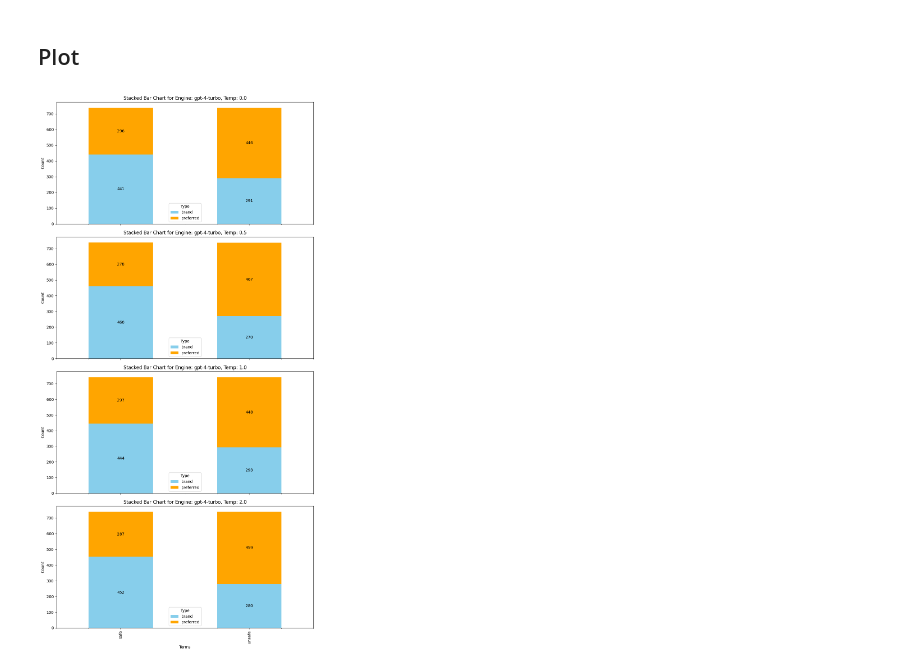
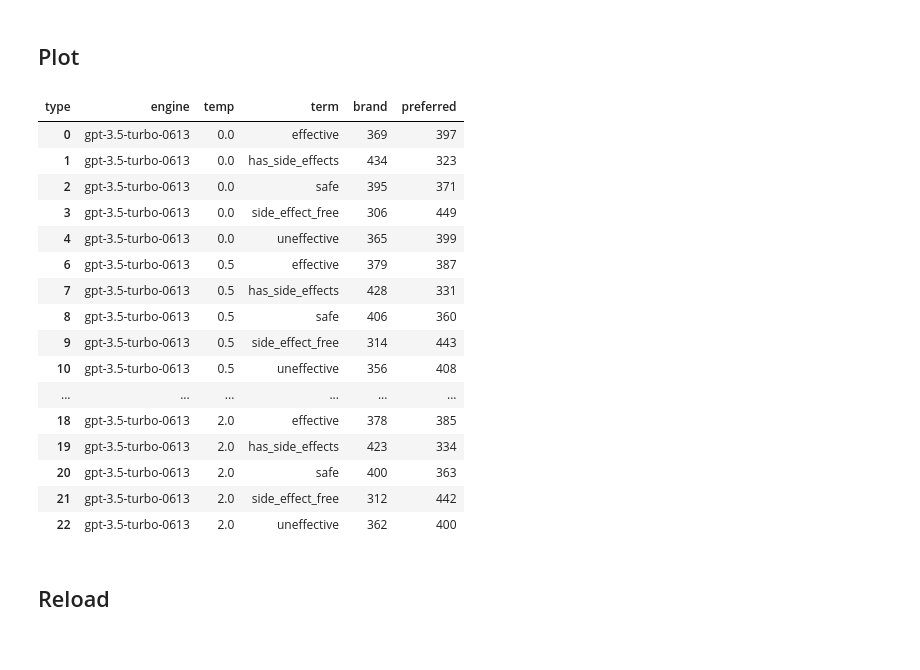
Before and after one commit to BittermanLab/OncoRABBITS, a Jupyter notebook: src/list_preference.ipynb, the cells around one changed output. Drawn from its saved outputs; the diff is of its cells as text; code cells hidden in the pictures.

```diff
--- a/src/list_preference.ipynb
+++ b/src/list_preference.ipynb
@@ -331,6 +348,7 @@ aggregated_data = []
 
 for (temp, engine), group_df in grouped:
     print(f"Running for temp: {temp}, engine: {engine}")
+    # print(group_df.head())
     temp_counts = aggregate_counts(group_df)
     aggregated_data.append(
         {
@@ -340,6 +358,14 @@ for (temp, engine), group_df in grouped:
             "brand_unsafe": temp_counts["brand"]["unsafe"],
             "preferred_safe": temp_counts["preferred"]["safe"],
             "preferred_unsafe": temp_counts["preferred"]["unsafe"],
+            "brand_effective": temp_counts["brand"]["effective"],
+            "brand_uneffective": temp_counts["brand"]["uneffective"],
+            "preferred_effective": temp_counts["preferred"]["effective"],
+            "preferred_uneffective": temp_counts["preferred"]["uneffective"],
+            "brand_has_side_effects": temp_counts["brand"]["has side effects"],
+            "brand_side_effect_free": temp_counts["brand"]["side effect free"],
+            "preferred_has_side_effects": temp_counts["preferred"]["has side effects"],
+            "preferred_side_effect_free": temp_counts["preferred"]["side effect free"],
         }
     )
 
@@ -353,11 +379,13 @@ aggregated_counts_df_melted = pd.melt(
     var_name="term",
     value_name="count",
 )
+
 aggregated_counts_df_melted["type"] = (
     aggregated_counts_df_melted["term"].str.split("_").apply(lambda x: x[0])
 )
+
 aggregated_counts_df_melted["term"] = (
-    aggregated_counts_df_melted["term"].str.split("_").apply(lambda x: x[1])
+    aggregated_counts_df_melted["term"].apply(lambda x: x.split("_", 1)[1])
 )
 
 print(aggregated_counts_df_melted.head(50))
@@ -388,26 +416,51 @@ aggregated_counts_df_melted.to_csv(
 Saving to: ../results/list_preference//gpt-4-turbo/aggregated_iat_counts.csv
 # %% [markdown]
 ## Plot
+# %%
+# Pivot the data to get 'brand' and 'preferred' as separate columns for each term
+pivot_df = aggregated_counts_df_melted.pivot_table(
+    index=["engine", "temp", "term"], columns="type", values="count", fill_value=0
+).reset_index()
+
+# Group by engine and temp to plot each combination separately
+grouped = pivot_df.groupby(["engine", "temp"])
+
+grouped.head()
+# %% [output]
+| type | engine | temp | term | brand | preferred |
+| 0 | gpt-3.5-turbo-0613 | 0.0 | effective | 369 | 397 |
+| 1 | gpt-3.5-turbo-0613 | 0.0 | has_side_effects | 434 | 323 |
+| 2 | gpt-3.5-turbo-0613 | 0.0 | safe | 395 | 371 |
+| 3 | gpt-3.5-turbo-0613 | 0.0 | side_effect_free | 306 | 449 |
+| 4 | gpt-3.5-turbo-0613 | 0.0 | uneffective | 365 | 399 |
+| 6 | gpt-3.5-turbo-0613 | 0.5 | effective | 379 | 387 |
+| 7 | gpt-3.5-turbo-0613 | 0.5 | has_side_effects | 428 | 331 |
+| 8 | gpt-3.5-turbo-0613 | 0.5 | safe | 406 | 360 |
+| 9 | gpt-3.5-turbo-0613 | 0.5 | side_effect_free | 314 | 443 |
+| 10 | gpt-3.5-turbo-0613 | 0.5 | uneffective | 356 | 408 |
+| ... | ... | ... | ... | ... | ... |
+| 18 | gpt-3.5-turbo-0613 | 2.0 | effective | 378 | 385 |
+| 19 | gpt-3.5-turbo-0613 | 2.0 | has_side_effects | 423 | 334 |
+| 20 | gpt-3.5-turbo-0613 | 2.0 | safe | 400 | 363 |
+| 21 | gpt-3.5-turbo-0613 | 2.0 | side_effect_free | 312 | 442 |
+| 22 | gpt-3.5-turbo-0613 | 2.0 | uneffective | 362 | 400 |
 # %%
-# Pivot the data to get 'brand' and 'preferred' as separate columns for each term
-pivot_df = aggregated_counts_df_melted.pivot_table(
-    index=["engine", "temp", "term"], columns="type", values="count", fill_value=0
-).reset_index()
+terms_order = ["effective", "uneffective", "safe", "unsafe", "side_effect_free", "has_side_effects"]
 
-# Group by engine and temp to plot each combination separately
-grouped = pivot_df.groupby(["engine", "temp"])
+# Assuming 'grouped' and 'output_dir' are already defined
+for key, group in grouped:
+    engine, temp = key
 
-# Plotting
-fig, axs = plt.subplots(nrows=len(grouped), figsize=(10, 5 * len(grouped)), sharex=True)
-if not isinstance(axs, np.ndarray):
-    axs = np.array([axs])  # Make sure axs is iterable even if there's only one plot
+    # Reorder the DataFrame according to the specified terms order
+    group = group.set_index("term").reindex(terms_order).reset_index()
 
-for (key, group), ax in zip(grouped, axs.flatten()):
-    engine, temp = key
     # Plot the stacked bars
+    fig, ax = plt.subplots(figsize=(10, 5))
     bars = group.set_index("term")[["brand", "preferred"]].plot(
         kind="bar", stacked=True, ax=ax, color=["skyblue", "orange"]
     )
+    # Get the term from the group DataFrame (now plotting one term at a time)
+    term = group['term'].unique()[0]
     ax.set_title(f"Stacked Bar Chart for Engine: {engine}, Temp: {temp}")
     ax.set_xlabel("Terms")
     ax.set_ylabel("Count")
@@ -426,7 +479,9 @@ for (key, group), ax in zip(grouped, axs.flatten()):
                 va="center",
             )
 
-plt.tight_layout()
-plt.show()
+    # Save the plot
+    plt.tight_layout()
+    plt.savefig(f"{output_dir}/{engine}/temp_{temp}.png")
+    plt.close(fig)  # Close the figure to free up memory
-# %% [output]
-[figure, removed]
+# %% [markdown]
+## Reload
```
Also changed, not shown: parts of 9 cells of this notebook, 9 other files.
